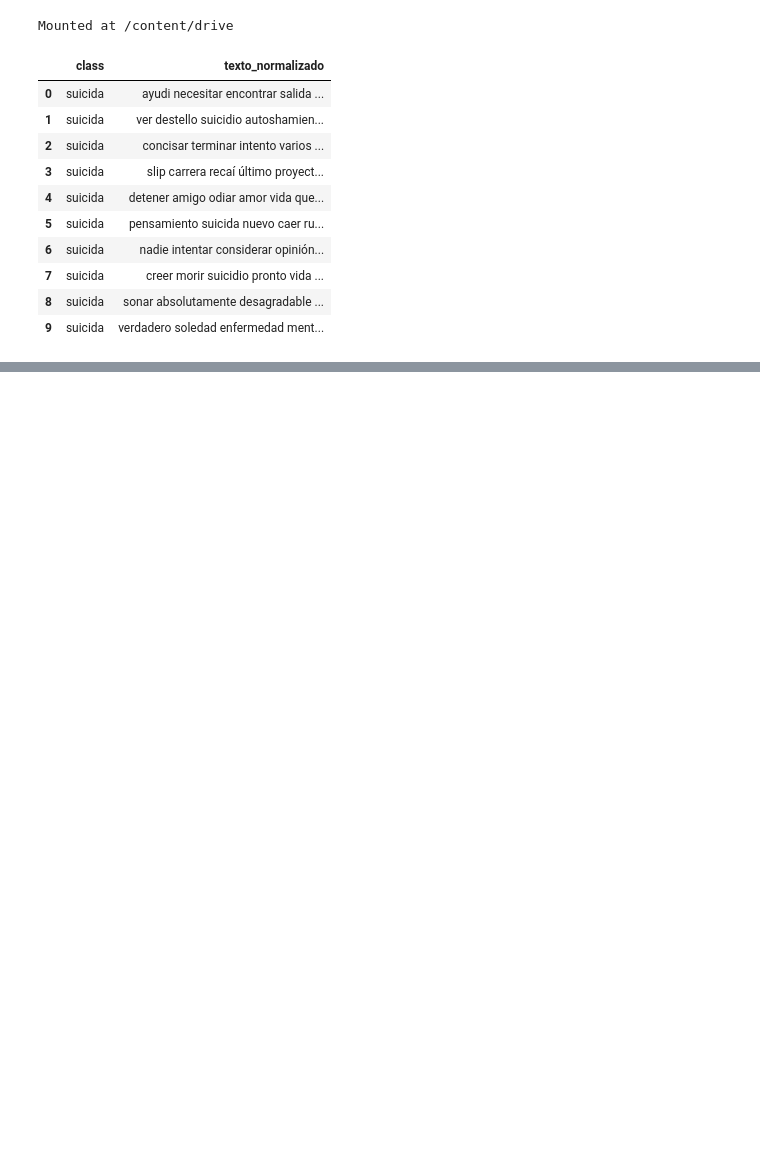
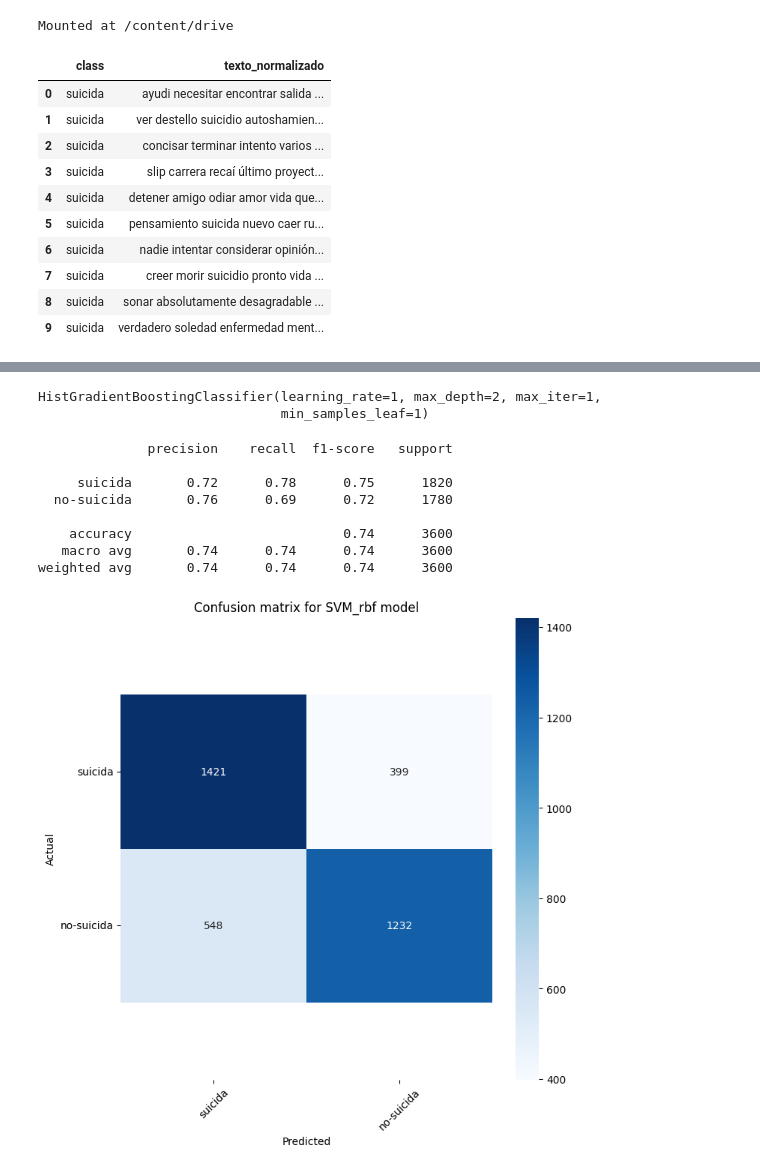
Before and after one commit to xalo1987/Proyecto_DataAnalysis, a Jupyter notebook: Archivo_test.ipynb, the cells around one changed output, grey strips where cells are left out. Cells and saved outputs as stored; diff of their text form; code cells hidden in the pictures; blank space fills up the shorter version.

```diff
--- a/Archivo_test.ipynb
+++ b/Archivo_test.ipynb
@@ -29,0 +316,47 @@ df_tweets.head(10)
+# %%
+gbdt = HistGradientBoostingClassifier(
+                                      min_samples_leaf=1,
+                                      max_depth=2,
+                                      learning_rate=1,
+                                      max_iter=1
+                                      )
+gbdt.fit(x_train, y_train)
+# %% [output]
+HistGradientBoostingClassifier(learning_rate=1, max_depth=2, max_iter=1,
+                               min_samples_leaf=1)
+# %%
+predr_rbf = gbdt.predict(x_test)
+classes = categories
+# print classification report
+print(classification_report(y_test, predr_rbf , target_names=classes))
+
+cf_matrix_rbf = confusion_matrix(y_test, predr_rbf)
+
+plt.figure(figsize = (8,8))
+
+title = 'Confusion matrix for SVM_rbf model'
+
+# Create a heatmap of the confusion matrix
+sns.heatmap(cf_matrix_rbf, annot=True, fmt='.0f', cmap='Blues', xticklabels=classes, yticklabels=classes)
+
+# Set the axis labels and title
+plt.xlabel('Predicted')
+plt.ylabel('Actual')
+plt.title(title)
+
+# Add legends for the heatmap
+bottom, top = plt.ylim()
+plt.ylim(bottom + 0.5, top - 0.5)
+plt.xticks(rotation=45)
+plt.yticks(rotation=0)
+plt.show()
+# %% [output]
+              precision    recall  f1-score   support
+
+     suicida       0.72      0.78      0.75      1820
+  no-suicida       0.76      0.69      0.72      1780
+
+    accuracy                           0.74      3600
+   macro avg       0.74      0.74      0.74      3600
+weighted avg       0.74      0.74      0.74      3600
+[figure, added]
```
Also changed, not shown: parts of 35 cells of this notebook.
